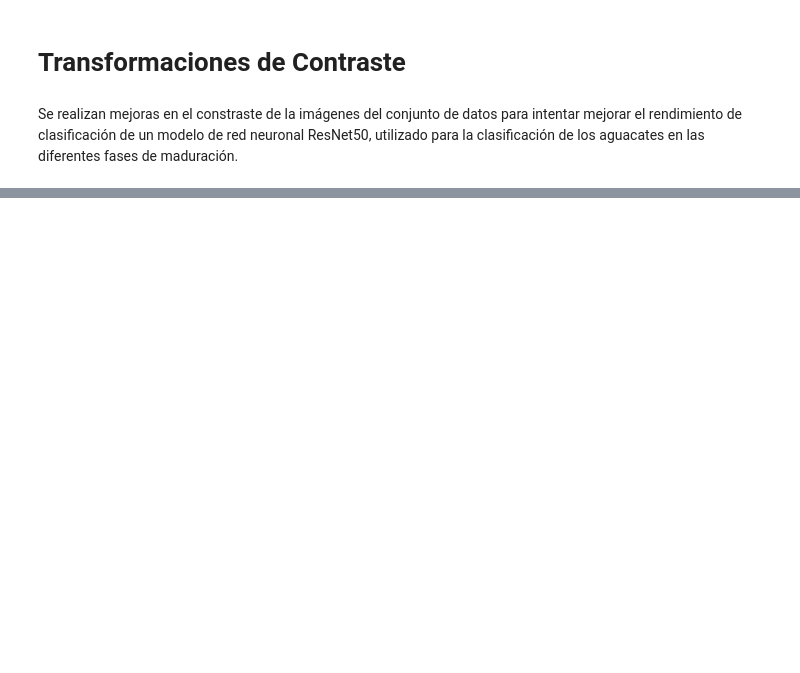
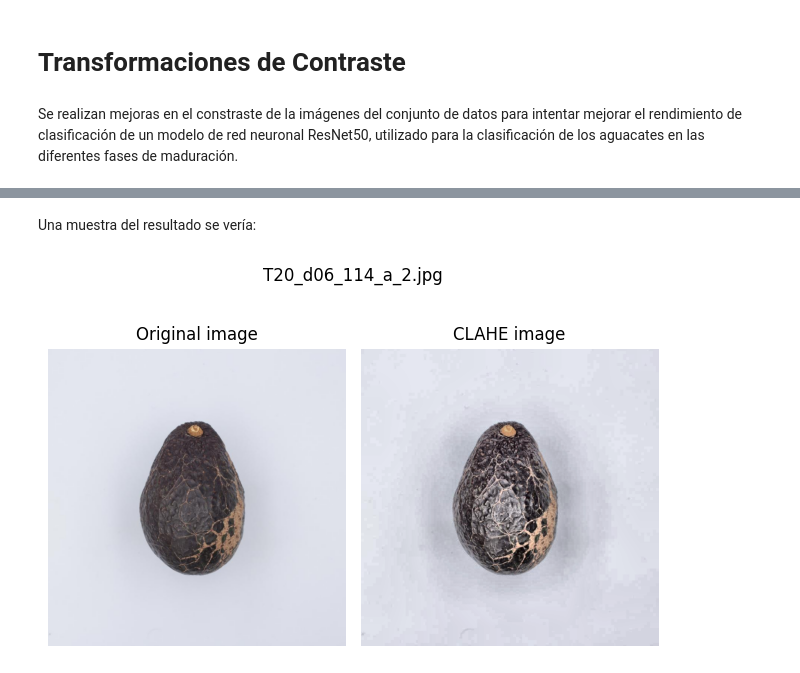
Before and after one commit to ThesplumCoder/digital-image-processing, a Jupyter notebook: project/contrast-enhancements.ipynb, the cells around one changed output, grey strips where cells are left out. Saved outputs shown, nothing was run; the diff lists cells and outputs as text; code cells hidden in the pictures; blank space fills up the shorter version.

```diff
--- a/project/contrast-enhancements.ipynb
+++ b/project/contrast-enhancements.ipynb
@@ -57,0 +131,20 @@ plt.show()
+# %%
+test_files = []
+test_data = []
+for dirname, _, filenames in os.walk(f'{BASE_DIR}/test'):
+    for filename in filenames:
+        try:
+            test_data.append(cv.cvtColor(cv.imread(os.path.join(dirname, filename)), cv.COLOR_BGR2RGB))
+            test_files.append(filename)
+        except Exception as e:
+            print(f'Unable to load: {filename} by exception \n {e}')
+
+validation_files = []
+validation_data = []
+for dirname, _, filenames in os.walk(f'{BASE_DIR}/validation'):
+    for filename in filenames:
+        try:
+            validation_data.append(cv.cvtColor(cv.imread(os.path.join(dirname, filename)), cv.COLOR_BGR2RGB))
+            validation_files.append(filename)
+        except Exception as e:
+            print(f'Unable to load: {filename} by exception \n {e}')
@@ -57,0 +155,17 @@ plt.show()
+# %% [markdown]
+Una muestra del resultado se vería:
+# %%
+plt.subplot(1, 2, 1)
+plt.imshow(test_data[0])
+plt.axis('off')
+plt.title('Original image')
+plt.subplot(1, 2, 2)
+plt.imshow(apply_CLAHE(test_data[0]))
+plt.axis('off')
+plt.title('CLAHE image')
+
+plt.tight_layout()
+plt.suptitle(f'{test_files[2]}')
+plt.show()
+# %% [output]
+[figure, added]
```
Also changed, not shown: parts of 10 cells of this notebook.
